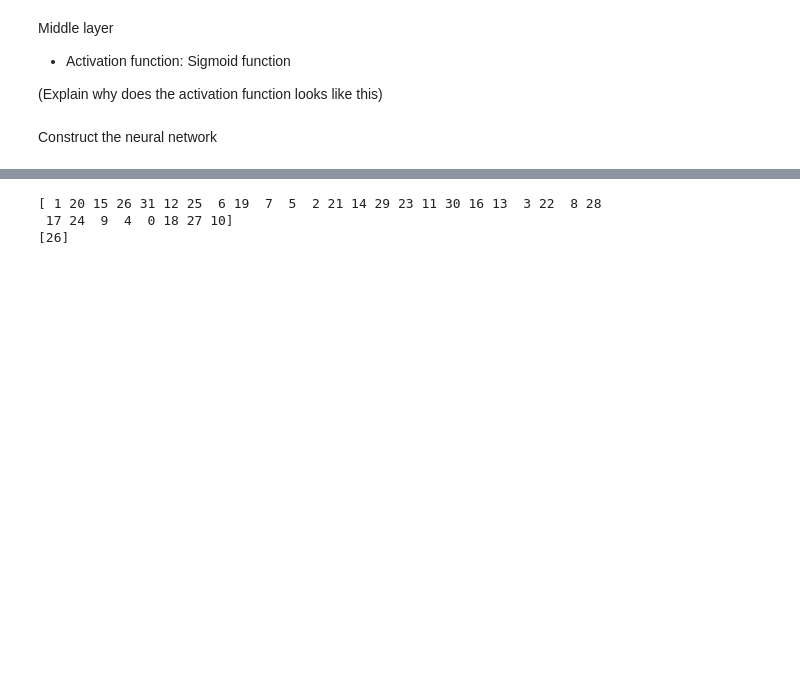
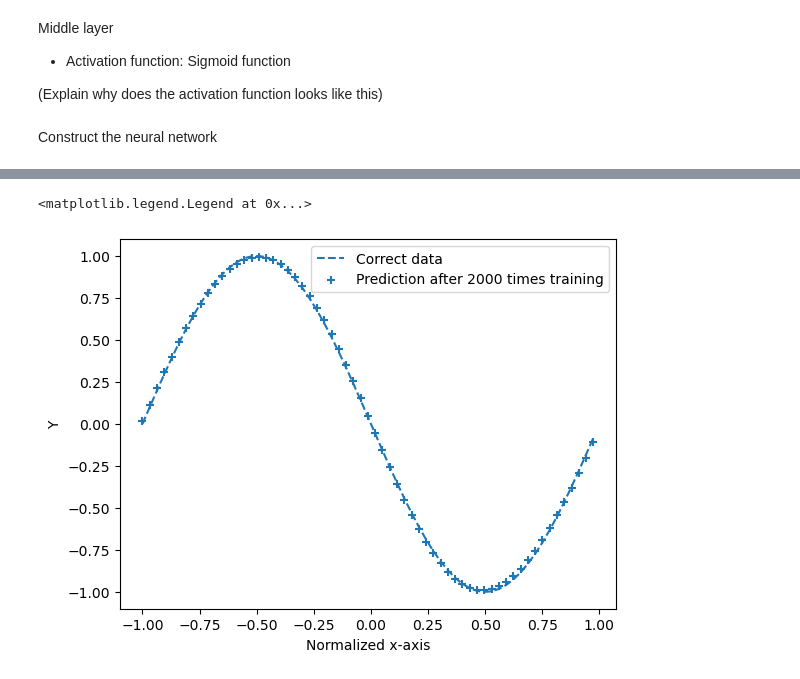
Before and after one commit to timlok123/Learning-the-basic-of-AI-with-Python, a Jupyter notebook: Ch5_Basic_of_trainning_neural_network.ipynb, the cells around one changed output, grey strips where cells are left out. Saved outputs shown, nothing was run; the diff lists cells and outputs as text; code cells hidden in the pictures; blank space fills up the shorter version.

```diff
--- a/Ch5_Basic_of_trainning_neural_network.ipynb
+++ b/Ch5_Basic_of_trainning_neural_network.ipynb
@@ -20,7 +23,7 @@ class Outputlayer:
         WIDTH_CONST = 0.01  # the initial weigh is better to be in this order of magnitude
 
         self.w2 = WIDTH_CONST * np.random.rand(m,n)
-        self.b = WIDTH_CONST * np.random.rand(n)
+        self.b2 = WIDTH_CONST * np.random.rand(n)
 
     def forward(self,y1):
       self.y1 = y1
@@ -33,13 +36,13 @@ class Outputlayer:
       delta2 = self.y2 - t
 
       self.grad_w2 = np.dot(self.y1.T, delta2)
-      self.grad_b = np.sum(delta2, axis=0)
+      self.grad_b2 = np.sum(delta2, axis=0)
 
       self.grad_y1 = np.dot(delta2, self.w2.T)
 
     def update(self,eta):
       self.w2 -= eta * self.grad_w2
-      self.b -= eta * self.grad_b
+      self.b2 -= eta * self.grad_b2
 # %% [markdown]
 Middle layer
 
@@ -77,8 +80,8 @@ Construct the neural network
 # %%
 # Training data preparation
 
-input_data = np.arange(0, np.pi, 0.1)
-correct_data = np.sin(np.arange(0, np.pi, 0.1))
+input_data = np.arange(0, 2*np.pi, 0.1)
+correct_data = np.sin(np.arange(0, 2*np.pi, 0.1))
 input_data_normalized = (input_data - np.pi)/np.pi  # To control the data to be lying between -1 to 1
 no_of_data = len(input_data)
 
@@ -90,11 +93,12 @@ n_out = 1
 
 eta = 0.1
 epoch = 2000
+interval = 200
 
 # Initialize the model
 
 middle_layer = Middlelayer(n_in, n_mid)
-output_layer = Middlelayer(n_mid, n_out)
+output_layer = Outputlayer(n_mid, n_out)
 
 # Training process
 
@@ -106,7 +110,7 @@ for i in range(epoch):
 
     for idx in random_index:
 
-      input_x = input_data[idx]
+      input_x = input_data_normalized[idx]
       label_t = correct_data[idx]
 
       # Forward propagation
@@ -114,7 +118,11 @@ for i in range(epoch):
       output_layer.forward(middle_layer.y1)
 
       # Backward propagation
-      # TODO: fill it out
+      output_layer.backward(label_t .reshape(1,1))
+      middle_layer.backward(output_layer.grad_y1)
 
       # Update eta
-      # TODO: fill it out
+      middle_layer.update(eta)
+      output_layer.update(eta)
+
+    if (i%interval==0): print(f"Complete the {i+interval} epoch")
@@ -121,10 +140,17 @@ for i in range(epoch):
 # %%
 # Demonstrate the result after training - Put the corresponding input to the model & plot the output
-# TODO: fill it out
+
+middle_layer.forward(input_data_normalized.reshape(-1,1))
+output_layer.forward(middle_layer.y1)
+plot_y2 = output_layer.y2.reshape(-1)
-# %%
-print(random_index)
-print(random_index[3:4])
-# %% [output]
-[ 1 20 15 26 31 12 25  6 19  7  5  2 21 14 29 23 11 30 16 13  3 22  8 28
- 17 24  9  4  0 18 27 10]
-[26]
+# %%
+# Plot the graph
+
+plt.plot(input_data_normalized, correct_data, linestyle='dashed', label='Correct data')
+plt.scatter(input_data_normalized, plot_y2, marker='+', label='Prediction after 2000 times training')
+plt.xlabel('Normalized x-axis')
+plt.ylabel('Y')
+plt.legend()
+# %% [output]
+<matplotlib.legend.Legend at 0x...>
+[figure, added]
```
Also changed, not shown: parts of 3 cells of this notebook.
